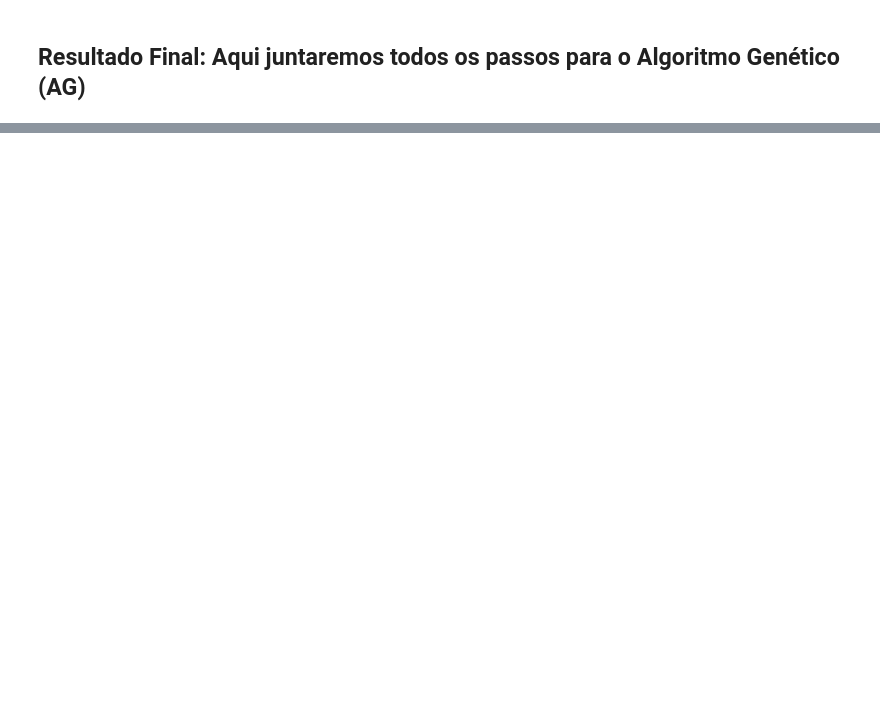
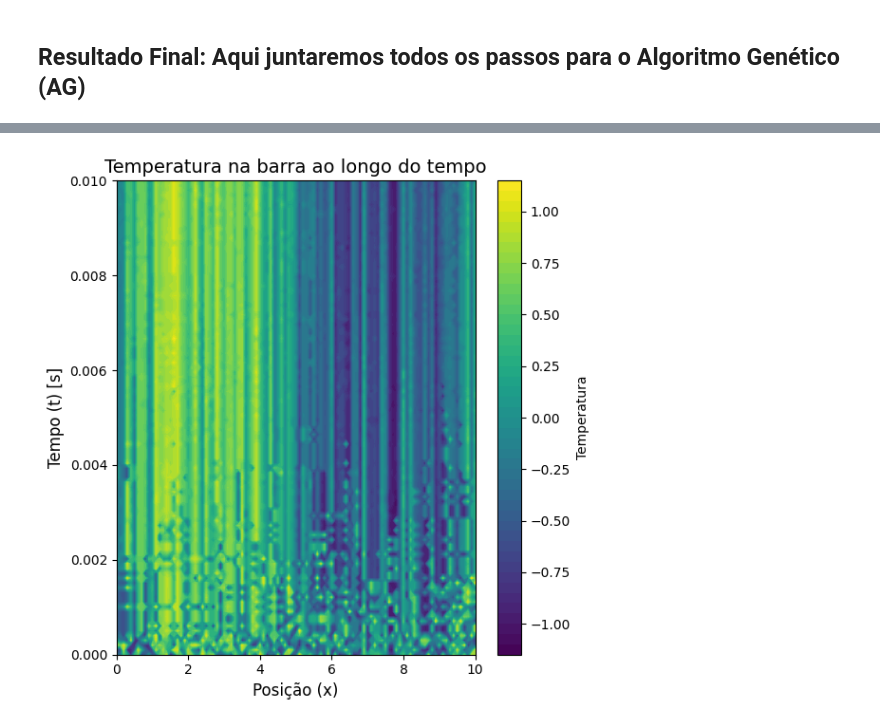
Before and after one commit to lourencocavalcante/CAP-340-Problemas-Inversos, a Jupyter notebook: CAP340_Trabalho_Problemas_Inversos_Lourenco.ipynb, the cells around one changed output, grey strips where cells are left out. Saved outputs shown, nothing was run; the diff lists cells and outputs as text; code cells hidden in the pictures; blank space fills up the shorter version.

```diff
--- a/CAP340_Trabalho_Problemas_Inversos_Lourenco.ipynb
+++ b/CAP340_Trabalho_Problemas_Inversos_Lourenco.ipynb
@@ -491,3 +545,30 @@ plt.show()
+# %%
+# Visualizando a evolução das temperaturas ao longo do tempo com um mapa de calor
+plt.figure(figsize=(6, 6))
+
+# Suponhamos que 'solutions_over_time' seja uma lista com as soluções de temperatura ao longo do tempo
+# Aqui, 'solutions_over_time' deve ser uma matriz onde cada linha é uma solução em um passo de tempo
+
+# Em 'solutions_over_time', as colunas seriam as temperaturas ao longo das posições 'x' para cada 't'
+
+# T_values seria uma matriz 2D com a forma (n_tempos, n_posicoes)
+
+T_values = np.array(solutions_over_time)
+
+# Criando o eixo de tempo: linspace de 0 até tau com base na quantidade de passos temporais
+time_steps = np.linspace(0, tau, len(T_values))
+
+# Plotando o mapa de calor
+plt.contourf(x, time_steps, T_values, cmap='viridis', levels=50)
+plt.colorbar(label="Temperatura")
+
+plt.title("Temperatura na barra ao longo do tempo", fontsize=14)
+plt.xlabel("Posição (x)", fontsize=12)
+plt.ylabel("Tempo (t) [s]", fontsize=12)
+plt.tight_layout()
+plt.show()
+# %% [output]
+[figure, added]
 # %%
 import matplotlib.pyplot as plt
 from mpl_toolkits.mplot3d import Axes3D
```
Also changed, not shown: parts of 14 cells of this notebook.
